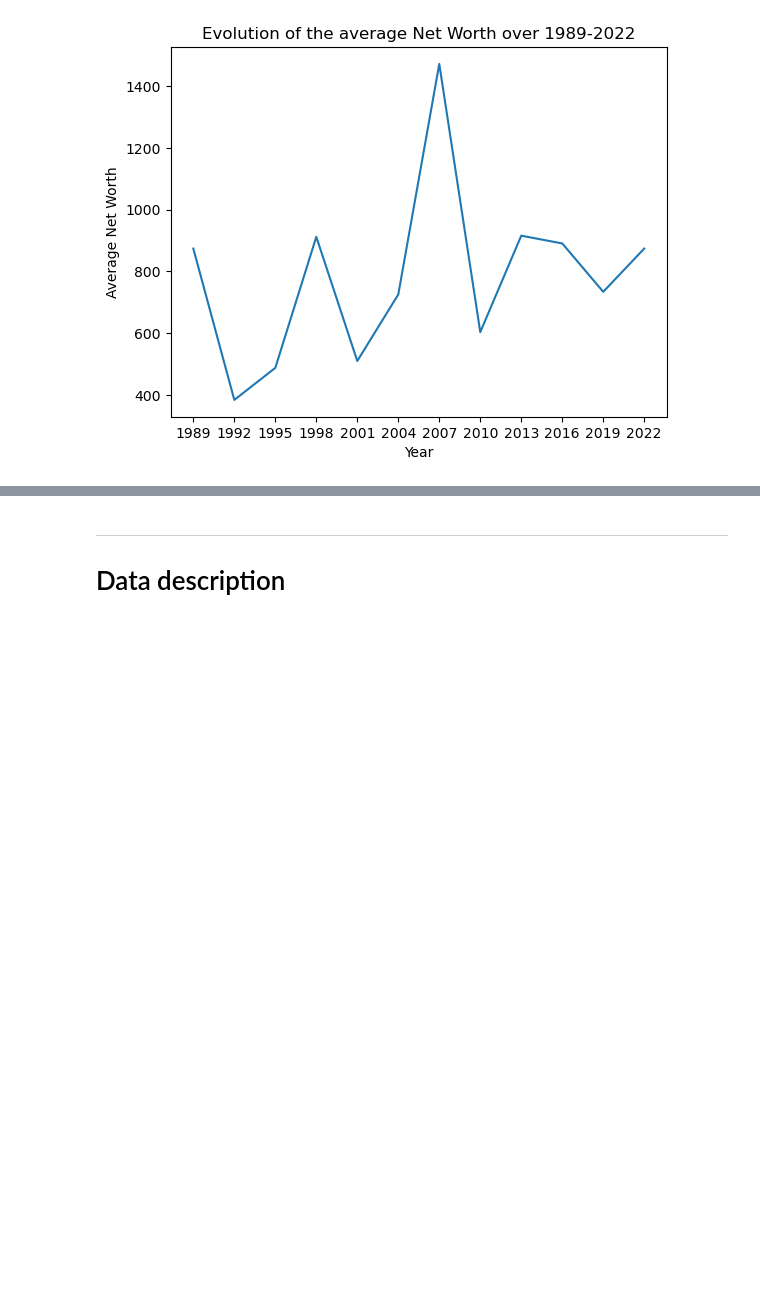
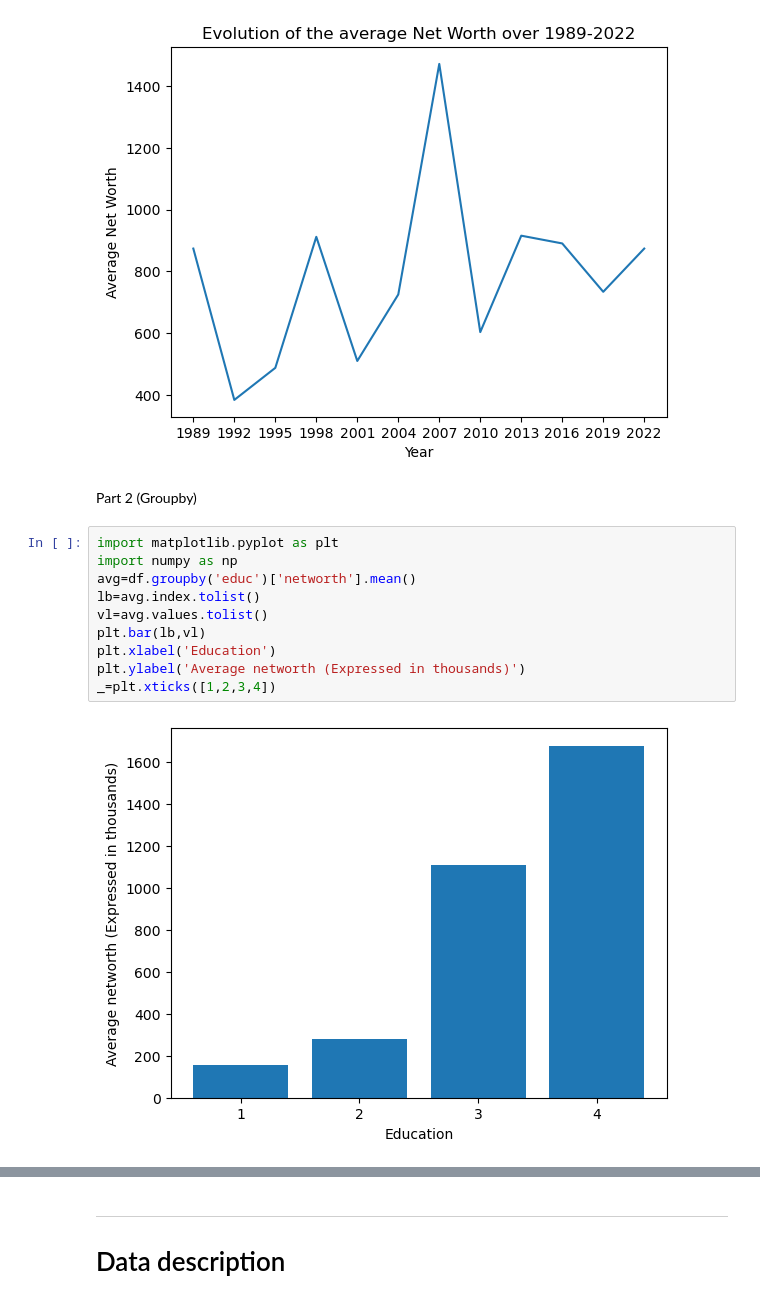
Before and after one commit to vanasilaghi/TECH2-H25-assignment2, a Jupyter notebook: assignment2.ipynb, the cells around one changed output, grey strips where cells are left out. Cells and saved outputs as stored; diff of their text form; blank space fills up the shorter version.

Commit message:
Redid parts 2 and 3 using groupby and did part 4 finishing the assignment

```diff
--- a/assignment2.ipynb
+++ b/assignment2.ipynb
@@ -165,3 +165,17 @@ plt.ylabel('Average Net Worth')
 _=plt.title('Evolution of the average Net Worth over 1989-2022')
 # %% [output]
 [figure]
+# %% [markdown]
+Part 2 (Groupby)
+# %%
+import matplotlib.pyplot as plt
+import numpy as np
+avg=df.groupby('educ')['networth'].mean()
+lb=avg.index.tolist()
+vl=avg.values.tolist()
+plt.bar(lb,vl)
+plt.xlabel('Education')
+plt.ylabel('Average networth (Expressed in thousands)')
+_=plt.xticks([1,2,3,4])
+# %% [output]
+[figure, added]
```
Also changed, not shown: parts of 6 cells of this notebook.
